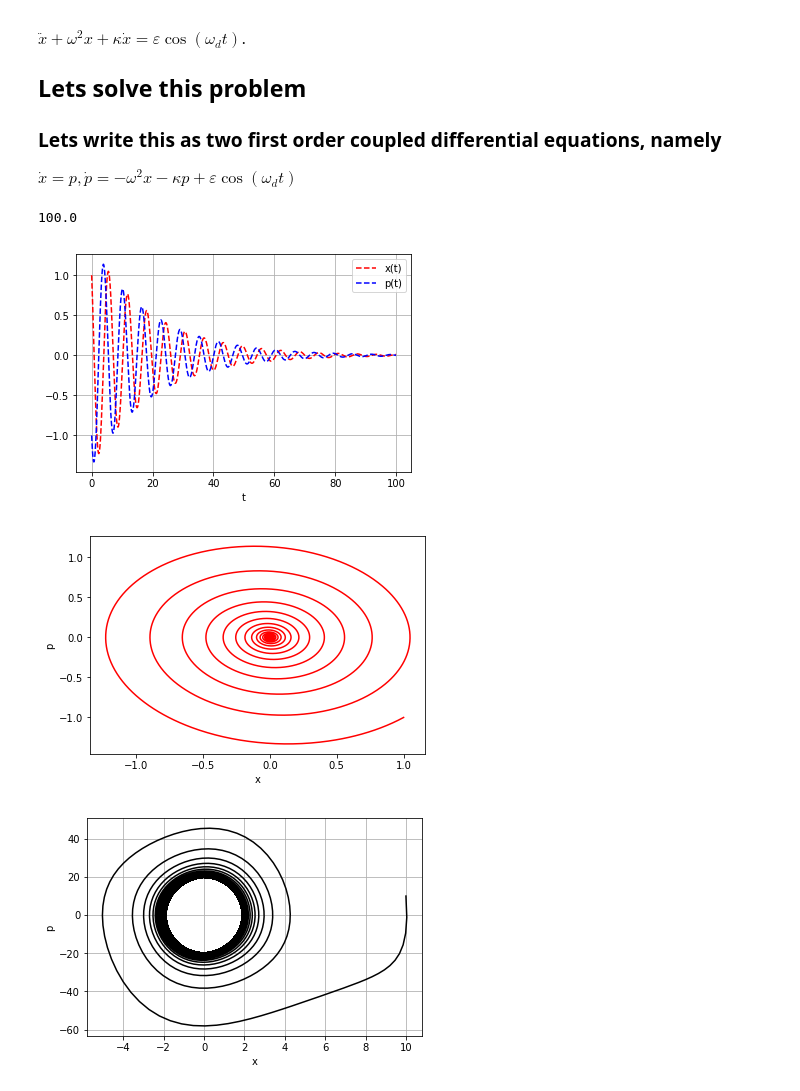
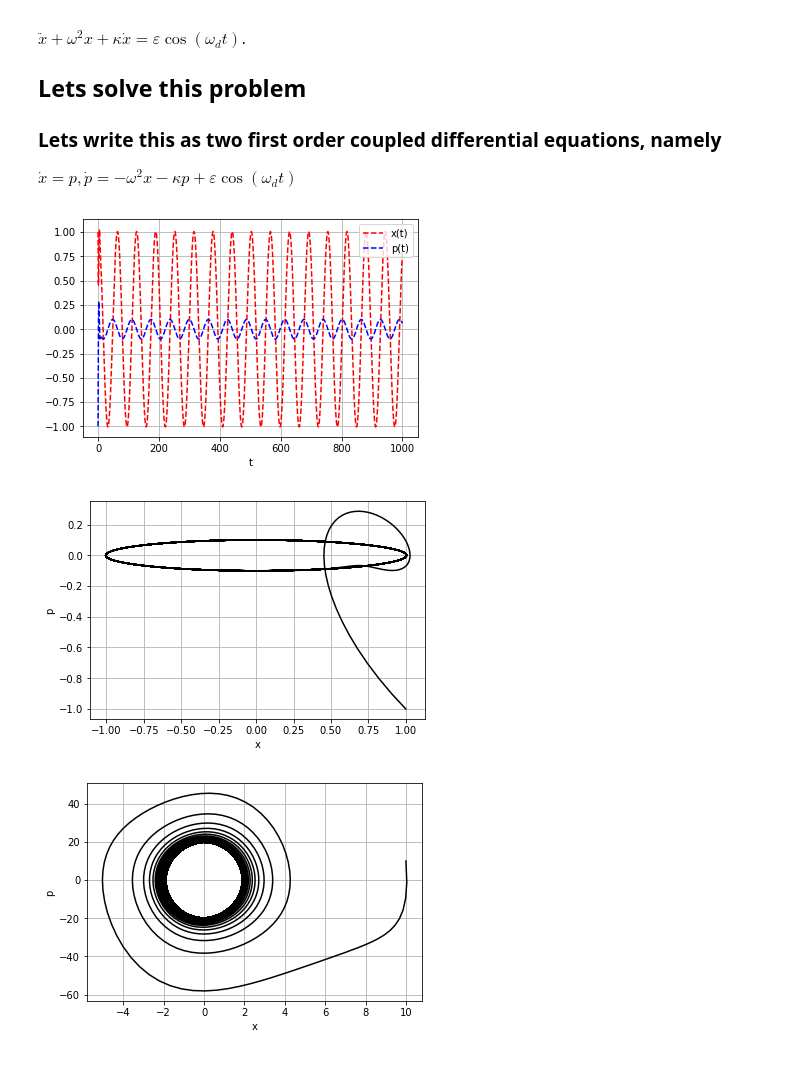
Before and after one commit to vinjanampathy/PH413, a Jupyter notebook: 5. Damped Harmonic Oscillator, vdP.ipynb, the cells around one changed output. Drawn from its saved outputs; the diff is of its cells as text; code cells hidden in the pictures.

```diff
--- a/5. Damped Harmonic Oscillator, vdP.ipynb
+++ b/5. Damped Harmonic Oscillator, vdP.ipynb
@@ -36,15 +34,11 @@ x0 = 1.
 p0 = -1.
 z0=[x0,p0]
 
-ω, ω_d, κ, ɛ = 1., 1., 0.1, 0.
+ω, ω_d, κ, ɛ = 1., 1., 0.1, 1.
 # %%
-t = np.linspace(0,100,10**4)
+t = np.linspace(0,1000,10**4)
-# %%
-t[-1]
-# %% [output]
-100.0
 # %%
-z = odeint(Damped_SHO_derivative,z0,t,args=(ω,ω_d,κ,ɛ))
+z = odeint(Damped_SHO_derivative,z0,t,args=(ω,κ,ɛ,ω_d))
 # %%
 
 plt.plot(t, z[:, 0], 'r--', label='x(t)')
@@ -55,15 +49,15 @@ plt.xlabel('t')
 plt.grid()
 plt.show()
 # %% [output]
-[figure, old version]
+[figure, new version]
 # %%
-plt.plot(z[:, 0],z[:, 1],'r-')
+plt.plot(z[:, 0],z[:, 1],'k-')
 plt.xlabel('x')
 plt.ylabel('p')
-#plt.grid()
+plt.grid()
 plt.show()
 # %% [output]
-[figure, old version]
+[figure, new version]
 # %%
 def vdp(z, t, ω, ω_d, κ, ɛ): # Returns ẋ and ṗ for SHO.
     x = z[0]
```
Also changed, not shown: parts of 1 cell of this notebook, 3 other files.
